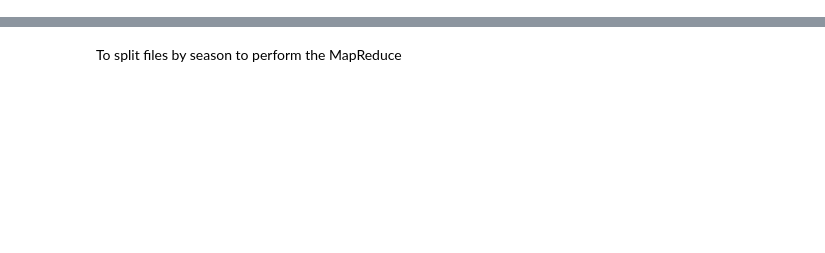
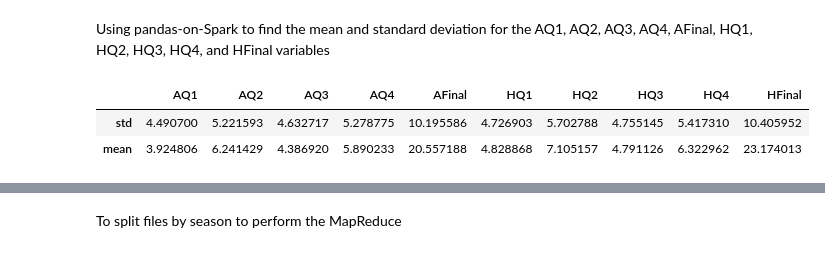
Before and after one commit to atbiggie/ST590-Project2, a Jupyter notebook: PartThree.ipynb, the cells around one changed output, grey strips where cells are left out. Saved outputs shown, nothing was run; the diff lists cells and outputs as text; code cells hidden in the pictures; blank space fills up the shorter version.

```diff
--- a/PartThree.ipynb
+++ b/PartThree.ipynb
@@ -17,0 +44,13 @@ WARNING:root:'PYARROW_IGNORE_TIMEZONE' environment variable was not set. It is r
+# %% [markdown]
+Using pandas-on-Spark to find the mean and standard deviation for the AQ1, AQ2, AQ3, AQ4, AFinal, HQ1, HQ2, HQ3, HQ4, and HFinal variables
+# %%
+psdf_mean = psdf_data.agg({'AQ1': ['mean', 'std'], 'AQ2': ['mean', 'std'], 'AQ3': ['mean', 'std'], \
+                           'AQ4': ['mean', 'std'], 'AFinal': ['mean', 'std'], 'HQ1': ['mean', 'std'], \
+                           'HQ2': ['mean', 'std'], 'HQ3': ['mean', 'std'], 'HQ4': ['mean', 'std'], \
+                           'HFinal': ['mean', 'std'] \
+                          })
+psdf_mean
+# %% [output]
+|  | AQ1 | AQ2 | AQ3 | AQ4 | AFinal | HQ1 | HQ2 | HQ3 | HQ4 | HFinal |
+| std | 4.490700 | 5.221593 | 4.632717 | 5.278775 | 10.195586 | 4.726903 | 5.702788 | 4.755145 | 5.417310 | 10.405952 |
+| mean | 3.924806 | 6.241429 | 4.386920 | 5.890233 | 20.557188 | 4.828868 | 7.105157 | 4.791126 | 6.322962 | 23.174013 |
```
Also changed, not shown: parts of 15 cells of this notebook, 1 other file.
